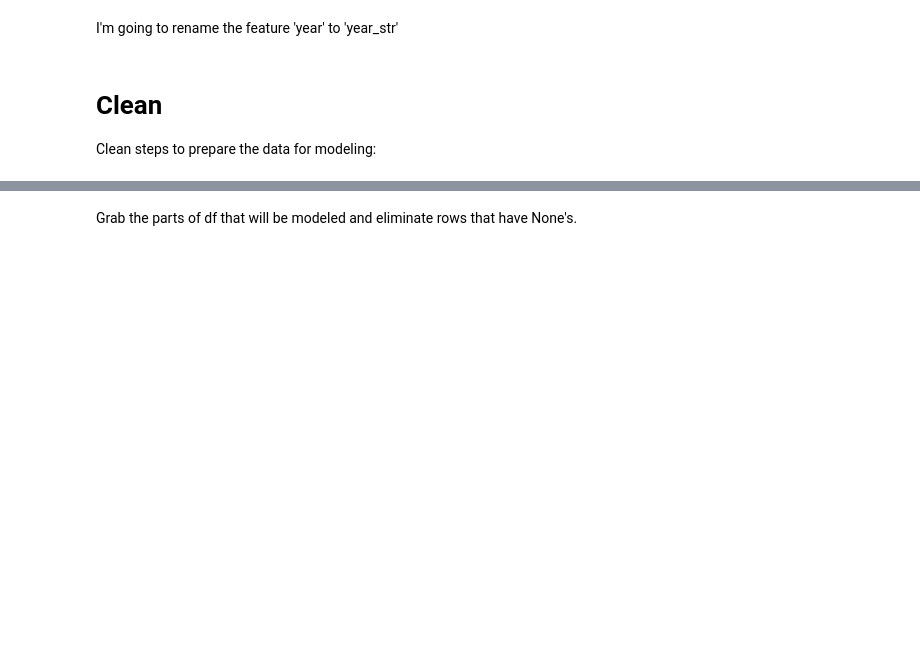
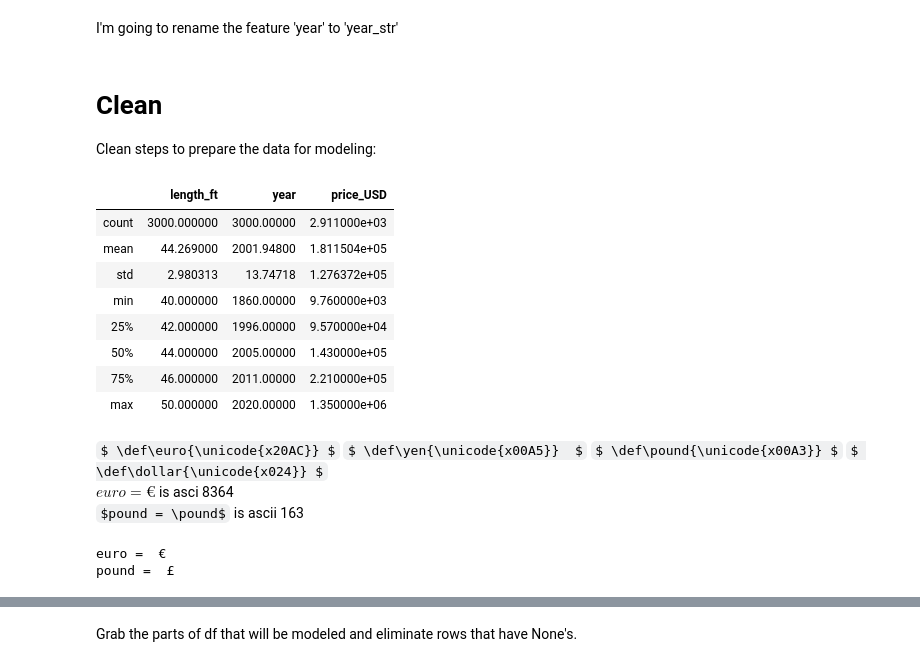
Before and after one commit to spdavern/metis_project2, a Jupyter notebook: Modeling.ipynb, the cells around one changed output, grey strips where cells are left out. Saved outputs shown, nothing was run; the diff lists cells and outputs as text; code cells hidden in the pictures; some formulas as TeX source; blank space fills up the shorter version.

```diff
--- a/Modeling.ipynb
+++ b/Modeling.ipynb
@@ -32,5 +42,29 @@ df.rename(columns={'price':'price_str'},inplace=True)
 Clean steps to prepare the data for modeling:
 # %%
 # There are no null values in the year so it simply be converted to an int:
-df['year'] = df['year_str'].astype(int).copy()
-df['price'] = pd.to_numeric(df['price_str'],errors='coerce').copy()
+df['year'] = df['year_str'].astype(int)
+df['length_ft'] = df['length_ft'].astype(int)
+df.describe()
+# %% [output]
+|  | length_ft | year | price_USD |
+| count | 3000.000000 | 3000.00000 | 2.911000e+03 |
+| mean | 44.269000 | 2001.94800 | 1.811504e+05 |
+| std | 2.980313 | 13.74718 | 1.276372e+05 |
+| min | 40.000000 | 1860.00000 | 9.760000e+03 |
+| 25% | 42.000000 | 1996.00000 | 9.570000e+04 |
+| 50% | 44.000000 | 2005.00000 | 1.430000e+05 |
+| 75% | 46.000000 | 2011.00000 | 2.210000e+05 |
+| max | 50.000000 | 2020.00000 | 1.350000e+06 |
+# %% [markdown]
+$ \def\euro{\unicode{x20AC}} $
+$ \def\yen{\unicode{x00A5}}  $
+$ \def\pound{\unicode{x00A3}} $
+$ \def\dollar{\unicode{x024}} $
+$euro = \euro$ is asci 8364
+$pound = \pound$ is ascii 163
+# %%
+print('euro = ',chr(8364))
+print('pound = ',chr(163))
+# %% [output]
+euro =  €
+pound =  £
```
Also changed, not shown: parts of 13 cells of this notebook.
